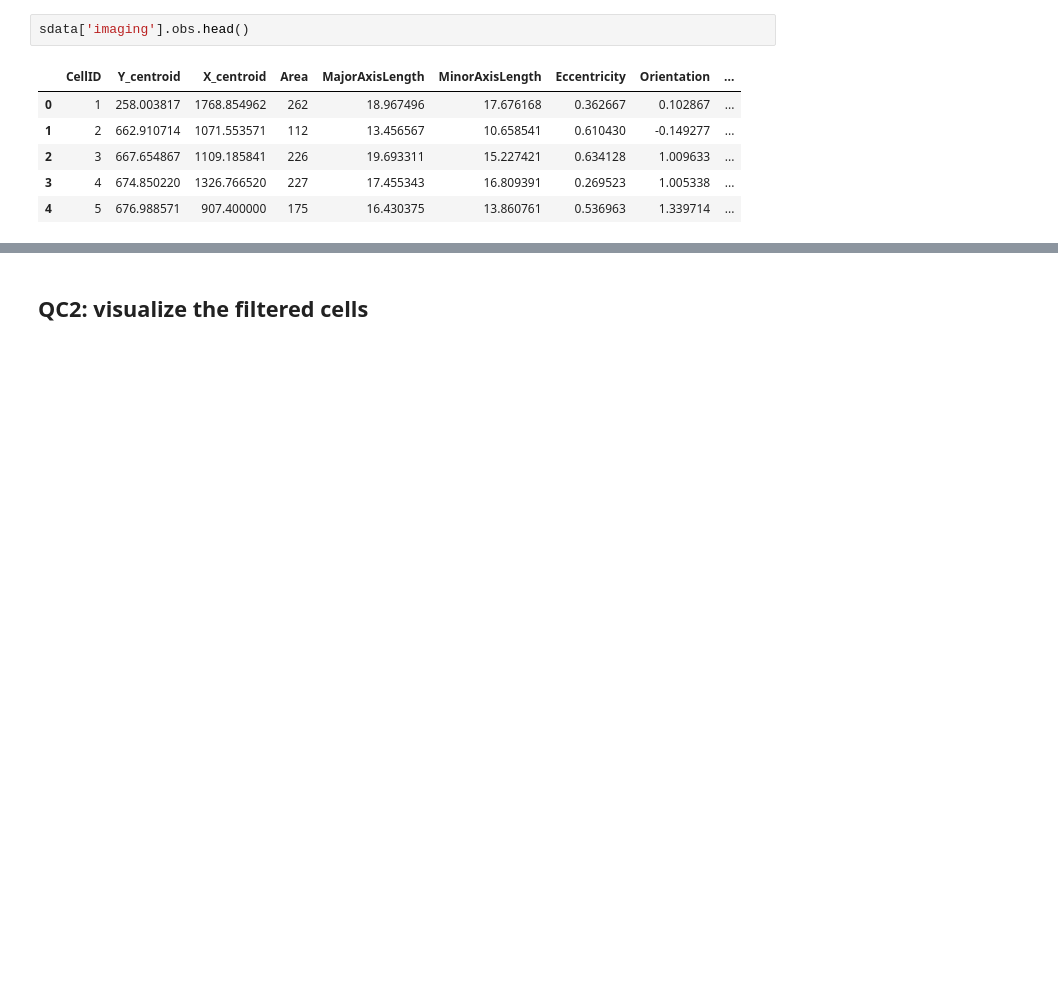
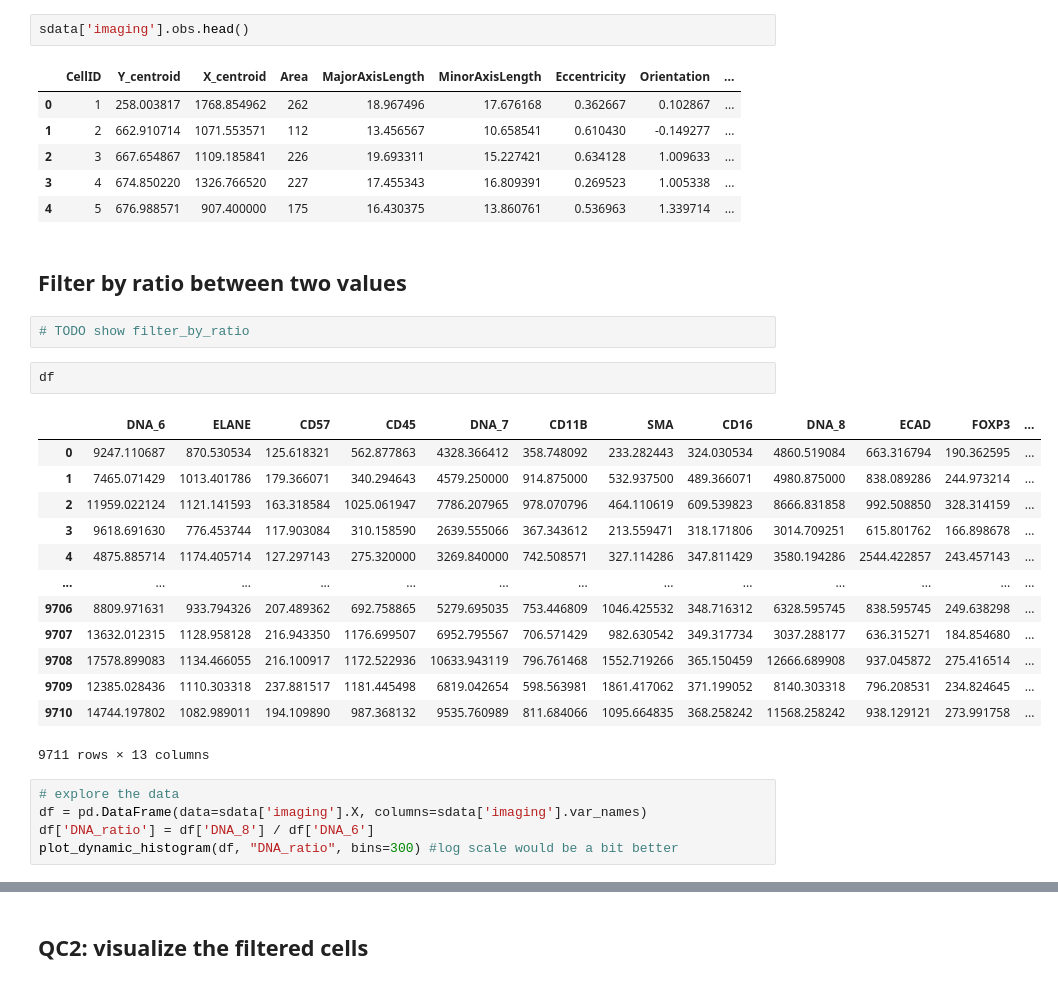
Before and after one commit to CosciaLab/openDVP, a Jupyter notebook: sdata_notebooks/2_FilterArtefacts.ipynb, the cells around one changed output, grey strips where cells are left out. Cells and saved outputs as stored; diff of their text form; blank space fills up the shorter version.

```diff
--- a/sdata_notebooks/2_FilterArtefacts.ipynb
+++ b/sdata_notebooks/2_FilterArtefacts.ipynb
@@ -195,3 +195,28 @@ sdata['imaging'].obs.head()
 | 2 | 3 | 667.654867 | 1109.185841 | 226 | 19.693311 | 15.227421 | 0.634128 | 1.009633 | ... |
 | 3 | 4 | 674.850220 | 1326.766520 | 227 | 17.455343 | 16.809391 | 0.269523 | 1.005338 | ... |
 | 4 | 5 | 676.988571 | 907.400000 | 175 | 16.430375 | 13.860761 | 0.536963 | 1.339714 | ... |
+# %% [markdown]
+## Filter by ratio between two values
+# %%
+# TODO show filter_by_ratio
+# %%
+df
+# %% [output]
+|  | DNA_6 | ELANE | CD57 | CD45 | DNA_7 | CD11B | SMA | CD16 | DNA_8 | ECAD | FOXP3 | ... |
+| 0 | 9247.110687 | 870.530534 | 125.618321 | 562.877863 | 4328.366412 | 358.748092 | 233.282443 | 324.030534 | 4860.519084 | 663.316794 | 190.362595 | ... |
+| 1 | 7465.071429 | 1013.401786 | 179.366071 | 340.294643 | 4579.250000 | 914.875000 | 532.937500 | 489.366071 | 4980.875000 | 838.089286 | 244.973214 | ... |
+| 2 | 11959.022124 | 1121.141593 | 163.318584 | 1025.061947 | 7786.207965 | 978.070796 | 464.110619 | 609.539823 | 8666.831858 | 992.508850 | 328.314159 | ... |
+| 3 | 9618.691630 | 776.453744 | 117.903084 | 310.158590 | 2639.555066 | 367.343612 | 213.559471 | 318.171806 | 3014.709251 | 615.801762 | 166.898678 | ... |
+| 4 | 4875.885714 | 1174.405714 | 127.297143 | 275.320000 | 3269.840000 | 742.508571 | 327.114286 | 347.811429 | 3580.194286 | 2544.422857 | 243.457143 | ... |
+| ... | ... | ... | ... | ... | ... | ... | ... | ... | ... | ... | ... | ... |
+| 9706 | 8809.971631 | 933.794326 | 207.489362 | 692.758865 | 5279.695035 | 753.446809 | 1046.425532 | 348.716312 | 6328.595745 | 838.595745 | 249.638298 | ... |
+| 9707 | 13632.012315 | 1128.958128 | 216.943350 | 1176.699507 | 6952.795567 | 706.571429 | 982.630542 | 349.317734 | 3037.288177 | 636.315271 | 184.854680 | ... |
+| 9708 | 17578.899083 | 1134.466055 | 216.100917 | 1172.522936 | 10633.943119 | 796.761468 | 1552.719266 | 365.150459 | 12666.689908 | 937.045872 | 275.416514 | ... |
+| 9709 | 12385.028436 | 1110.303318 | 237.881517 | 1181.445498 | 6819.042654 | 598.563981 | 1861.417062 | 371.199052 | 8140.303318 | 796.208531 | 234.824645 | ... |
+| 9710 | 14744.197802 | 1082.989011 | 194.109890 | 987.368132 | 9535.760989 | 811.684066 | 1095.664835 | 368.258242 | 11568.258242 | 938.129121 | 273.991758 | ... |
+9711 rows × 13 columns
+# %%
+# explore the data
+df = pd.DataFrame(data=sdata['imaging'].X, columns=sdata['imaging'].var_names)
+df['DNA_ratio'] = df['DNA_8'] / df['DNA_6']
+plot_dynamic_histogram(df, "DNA_ratio", bins=300) #log scale would be a bit better
```
Also changed, not shown: parts of 16 cells of this notebook, 1 other file.
